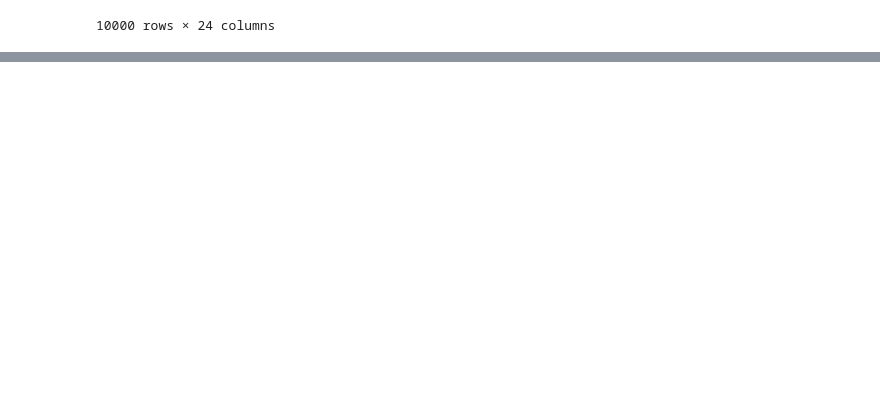
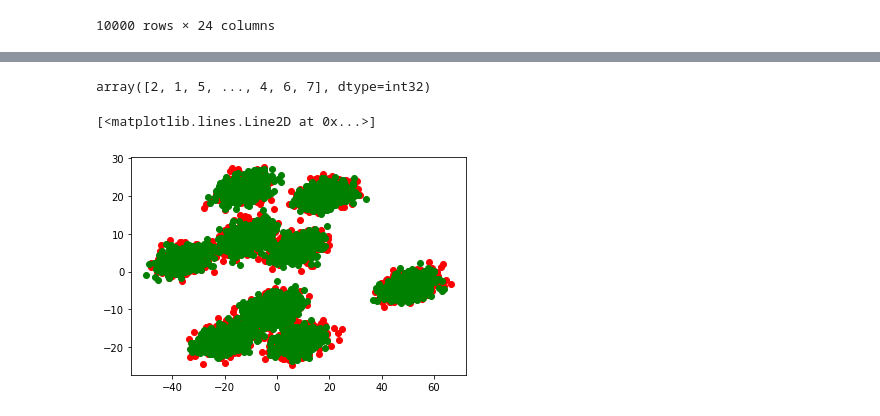
Before and after one commit to ThanikPimpiban/mulitivariate, a Jupyter notebook: Multivariate_Exam.ipynb, the cells around one changed output, grey strips where cells are left out. Drawn from its saved outputs; the diff is of its cells as text; code cells hidden in the pictures; blank space fills up the shorter version.

```diff
--- a/Multivariate_Exam.ipynb
+++ b/Multivariate_Exam.ipynb
@@ -46,0 +73,2 @@ Data
+# %%
+kmeans = KMeans() ##, random_state=2021)
@@ -46,0 +77,2 @@ Data
+# %%
+kmeans.fit(Data)
@@ -46,0 +103,11 @@ Data
+# %%
+y = kmeans.predict(Data)
+y
+# %% [output]
+array([2, 1, 5, ..., 4, 6, 7], dtype=int32)
+# %%
+from sklearn.decomposition import PCA
+
+pca = PCA(n_components=2)
+
+new_pca = pca.fit_transform(Data)
@@ -46,0 +116,6 @@ Data
+# %%
+plt.plot(new_pca[:5000,0],new_pca[:5000,1],'or')
+plt.plot(new_pca[5000:,0],new_pca[5000:,1],'og')
+# %% [output]
+[<matplotlib.lines.Line2D at 0x...>]
+[figure, added]
```
Also changed, not shown: parts of 17 cells of this notebook.
